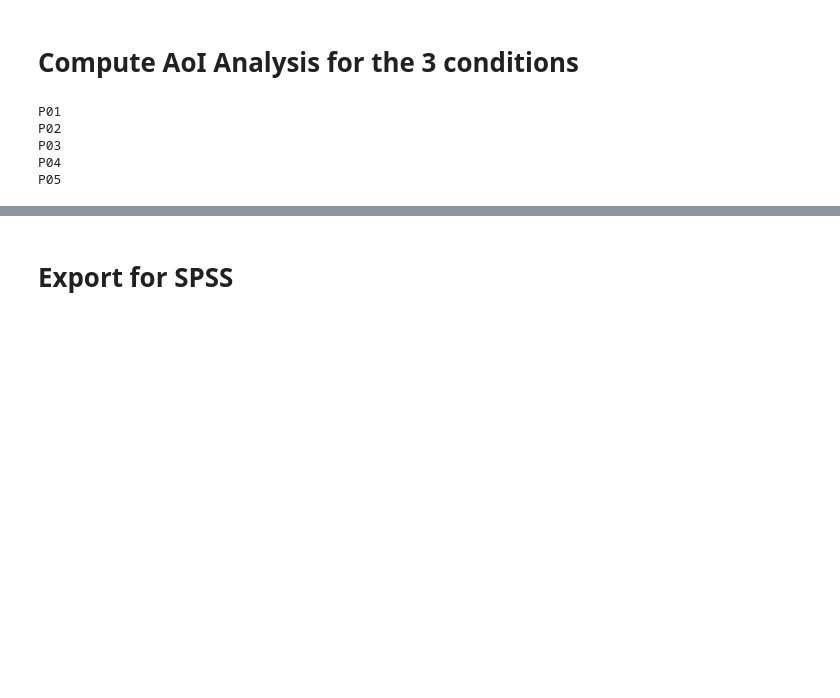
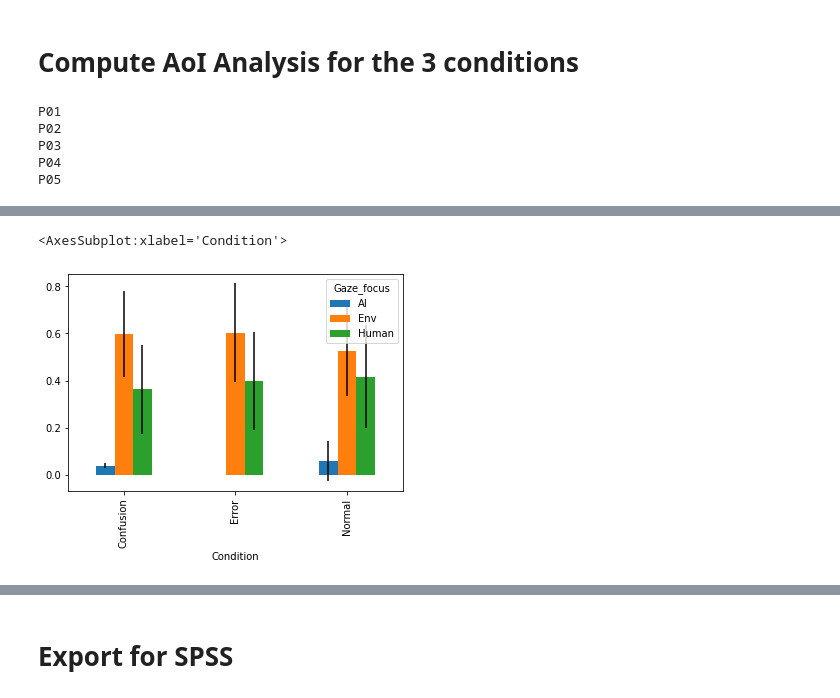
Before and after one commit to lwachowiak/overcooked-demo, a Jupyter notebook: Analysis-Scripts/data_analysis.ipynb, the cells around one changed output, grey strips where cells are left out. Drawn from its saved outputs; the diff is of its cells as text; code cells hidden in the pictures; blank space fills up the shorter version.

```diff
--- a/Analysis-Scripts/data_analysis.ipynb
+++ b/Analysis-Scripts/data_analysis.ipynb
@@ -190,4 +207,11 @@ df_means_overall.plot(kind="bar", yerr=df_std_overall)
 # %%
 # plot that data averaged over lvl1
+by_row_index_lvl1 = stats_lvl1_concat.groupby(stats_lvl1_concat.index)
+df_means_lvl1 = by_row_index_lvl1.mean()
+df_std_lvl1 = by_row_index_lvl1.std()
+df_means_lvl1.plot(kind="bar", yerr=df_std_lvl1)
+# %% [output]
+<AxesSubplot:xlabel='Condition'>
+[figure, added]
 # %%
 # plot that data averaged over lvl2
```
Also changed, not shown: parts of 9 cells of this notebook.
